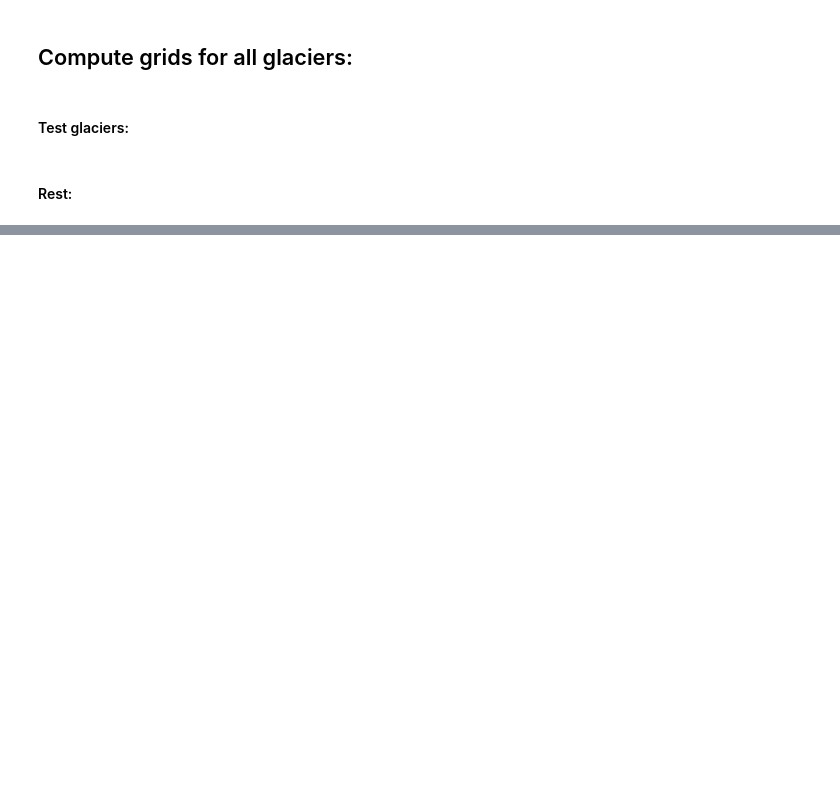
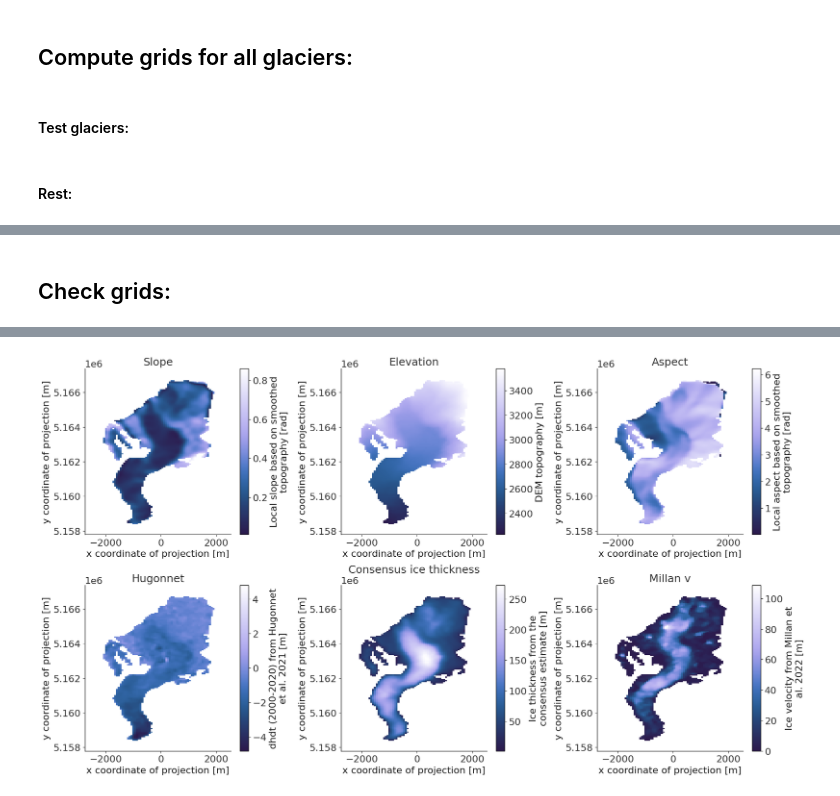
Before and after one commit to ODINN-SciML/MassBalanceMachine, a Jupyter notebook: regions/Switzerland/1.4. Glacier grids.ipynb, the cells around one changed output, grey strips where cells are left out. Saved outputs shown, nothing was run; the diff lists cells and outputs as text; code cells hidden in the pictures; blank space fills up the shorter version.

Commit message:
Optimize glacier wide code

```diff
--- a/regions/Switzerland/1.4. Glacier grids.ipynb
+++ b/regions/Switzerland/1.4. Glacier grids.ipynb
@@ -314,0 +258,17 @@ claridenU
+# %% [markdown]
+## Check grids:
+# %%
+glacierName = 'rhone'
+
+rgi_gl = rgi_df[rgi_df.short_name == glacierName].index.values[0]
+
+# Load stake data for that glacier
+data_gl = data_glamos[data_glamos.RGIId == rgi_gl]
+dataset_gl = mbm.Dataset(data=data_gl,
+                        region_name='CH',
+                        data_path=path_PMB_GLAMOS_csv)
+
+ds, glacier_indices, gdir = dataset_gl.get_glacier_mask(custom_working_dir)
+# Plot glacier attributes of oggm:
+plotGlAttr(ds, cmap=cm.devon)
+# %% [output]
@@ -314,0 +284 @@ claridenU
+[figure, added]
```
Also changed, not shown: parts of 3 cells of this notebook, 7 other files.
